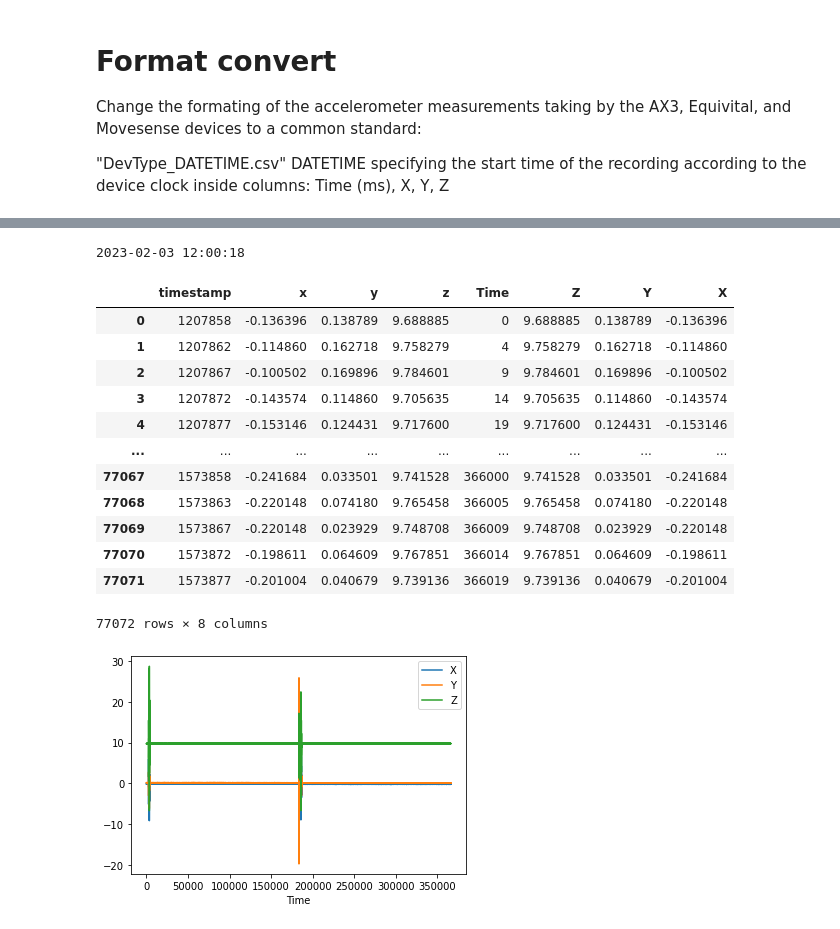
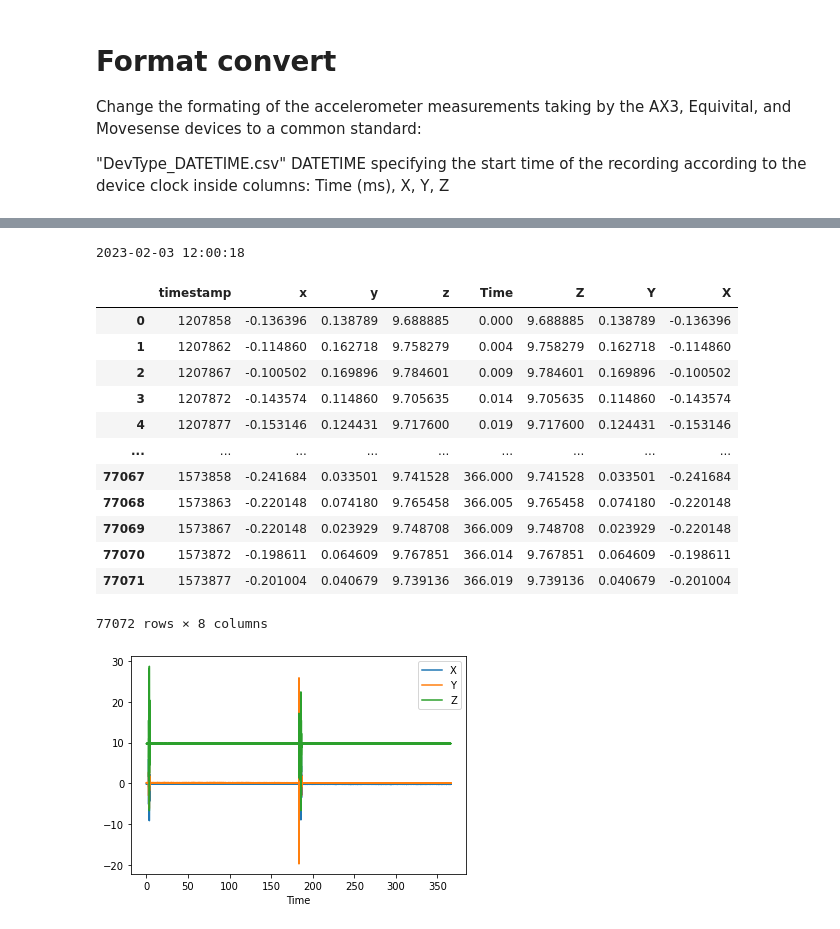
Before and after one commit to finn42/StillStanding_Sensors, a Jupyter notebook: Convert_Measures.ipynb, the cells around one changed output, grey strips where cells are left out. Cells and saved outputs as stored; diff of their text form; code cells hidden in the pictures.

```diff
--- a/Convert_Measures.ipynb
+++ b/Convert_Measures.ipynb
@@ -228,36 +249,35 @@ df
 # %%
 #Movesense
 sessF = '20230203T120018Z_223130000594_acc_stream.csv'
-data_loc = './RawMeasures/Movesense/' # 17301_0000000001.resampled.csv
-# insane error : 15:49:60.000 instead of 15:50:00.000 !! manually fixed in file
+data_loc = './RawMeasures/Movesense/'
 df = pd.read_csv(data_loc + sessF)
 dets = sessF.split('_')
 start_time = dt.datetime.strptime(dets[0][:-1],'%Y%m%dT%H%M%S')
 print(start_time)
-df['Time'] = (df['timestamp']-df.loc[0,'timestamp']) # already in ms, int
+df['Time'] = (df['timestamp']-df.loc[0,'timestamp'])/1000 # already in ms, int
 
 df.loc[:,'Z'] = df.loc[:,'z']
 df.loc[:,'Y'] = df.loc[:,'y'] # is this the right X and Y mapping?
 df.loc[:,'X'] = df.loc[:,'x']
 df.plot(x='Time',y = ['X','Y','Z'])
 
 df_out = df.loc[:,['Time','X','Y','Z']]
 df_out.to_csv('./OUTFILES/Movesense_ACC_' + start_time.strftime('%Y%m%dT%H%M%S%f')[:-3] + '.csv' )
 
 df
 # %% [output]
 2023-02-03 12:00:18
 |  | timestamp | x | y | z | Time | Z | Y | X |
-| 0 | 1207858 | -0.136396 | 0.138789 | 9.688885 | 0 | 9.688885 | 0.138789 | -0.136396 |
-| 1 | 1207862 | -0.114860 | 0.162718 | 9.758279 | 4 | 9.758279 | 0.162718 | -0.114860 |
-| 2 | 1207867 | -0.100502 | 0.169896 | 9.784601 | 9 | 9.784601 | 0.169896 | -0.100502 |
-| 3 | 1207872 | -0.143574 | 0.114860 | 9.705635 | 14 | 9.705635 | 0.114860 | -0.143574 |
-| 4 | 1207877 | -0.153146 | 0.124431 | 9.717600 | 19 | 9.717600 | 0.124431 | -0.153146 |
+| 0 | 1207858 | -0.136396 | 0.138789 | 9.688885 | 0.000 | 9.688885 | 0.138789 | -0.136396 |
+| 1 | 1207862 | -0.114860 | 0.162718 | 9.758279 | 0.004 | 9.758279 | 0.162718 | -0.114860 |
+| 2 | 1207867 | -0.100502 | 0.169896 | 9.784601 | 0.009 | 9.784601 | 0.169896 | -0.100502 |
+| 3 | 1207872 | -0.143574 | 0.114860 | 9.705635 | 0.014 | 9.705635 | 0.114860 | -0.143574 |
+| 4 | 1207877 | -0.153146 | 0.124431 | 9.717600 | 0.019 | 9.717600 | 0.124431 | -0.153146 |
 | ... | ... | ... | ... | ... | ... | ... | ... | ... |
-| 77067 | 1573858 | -0.241684 | 0.033501 | 9.741528 | 366000 | 9.741528 | 0.033501 | -0.241684 |
-| 77068 | 1573863 | -0.220148 | 0.074180 | 9.765458 | 366005 | 9.765458 | 0.074180 | -0.220148 |
-| 77069 | 1573867 | -0.220148 | 0.023929 | 9.748708 | 366009 | 9.748708 | 0.023929 | -0.220148 |
-| 77070 | 1573872 | -0.198611 | 0.064609 | 9.767851 | 366014 | 9.767851 | 0.064609 | -0.198611 |
-| 77071 | 1573877 | -0.201004 | 0.040679 | 9.739136 | 366019 | 9.739136 | 0.040679 | -0.201004 |
+| 77067 | 1573858 | -0.241684 | 0.033501 | 9.741528 | 366.000 | 9.741528 | 0.033501 | -0.241684 |
+| 77068 | 1573863 | -0.220148 | 0.074180 | 9.765458 | 366.005 | 9.765458 | 0.074180 | -0.220148 |
+| 77069 | 1573867 | -0.220148 | 0.023929 | 9.748708 | 366.009 | 9.748708 | 0.023929 | -0.220148 |
+| 77070 | 1573872 | -0.198611 | 0.064609 | 9.767851 | 366.014 | 9.767851 | 0.064609 | -0.198611 |
+| 77071 | 1573877 | -0.201004 | 0.040679 | 9.739136 | 366.019 | 9.739136 | 0.040679 | -0.201004 |
 77072 rows × 8 columns
-[figure, old version]
+[figure, new version]
```
Also changed, not shown: parts of 22 cells of this notebook, 25 other files.
